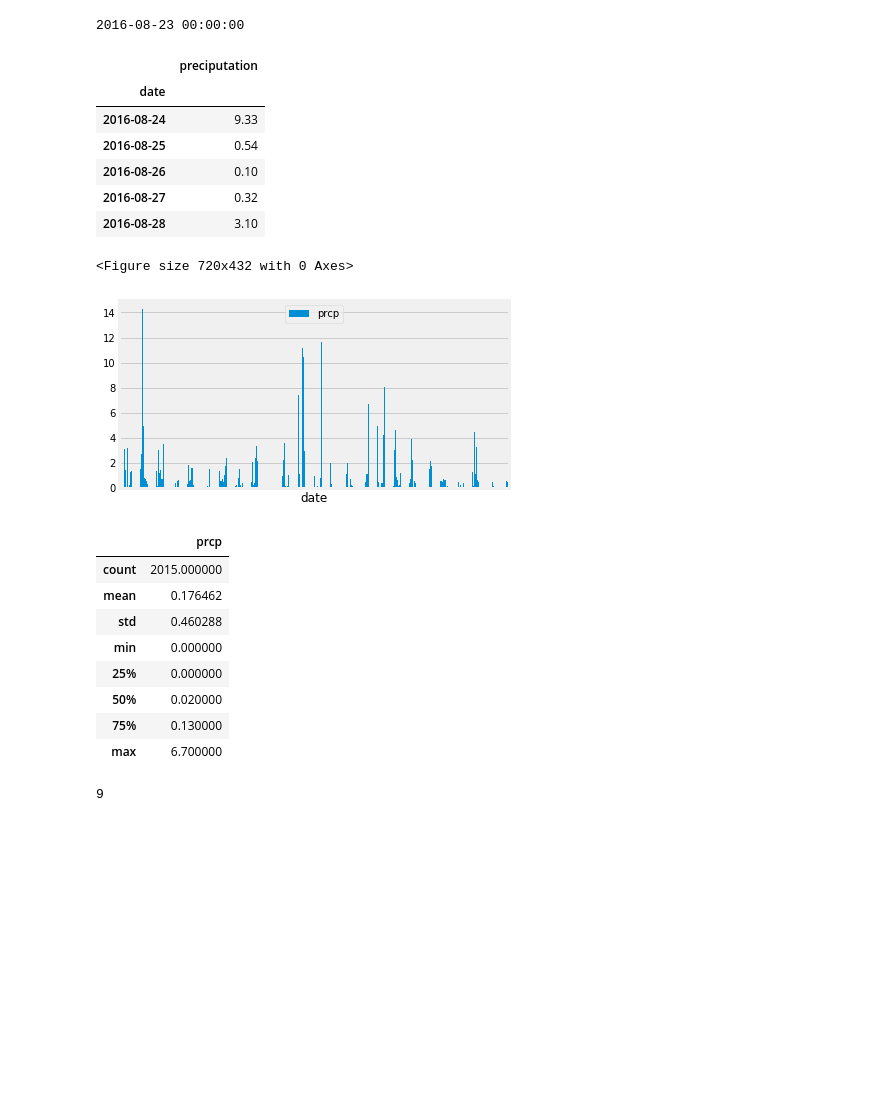
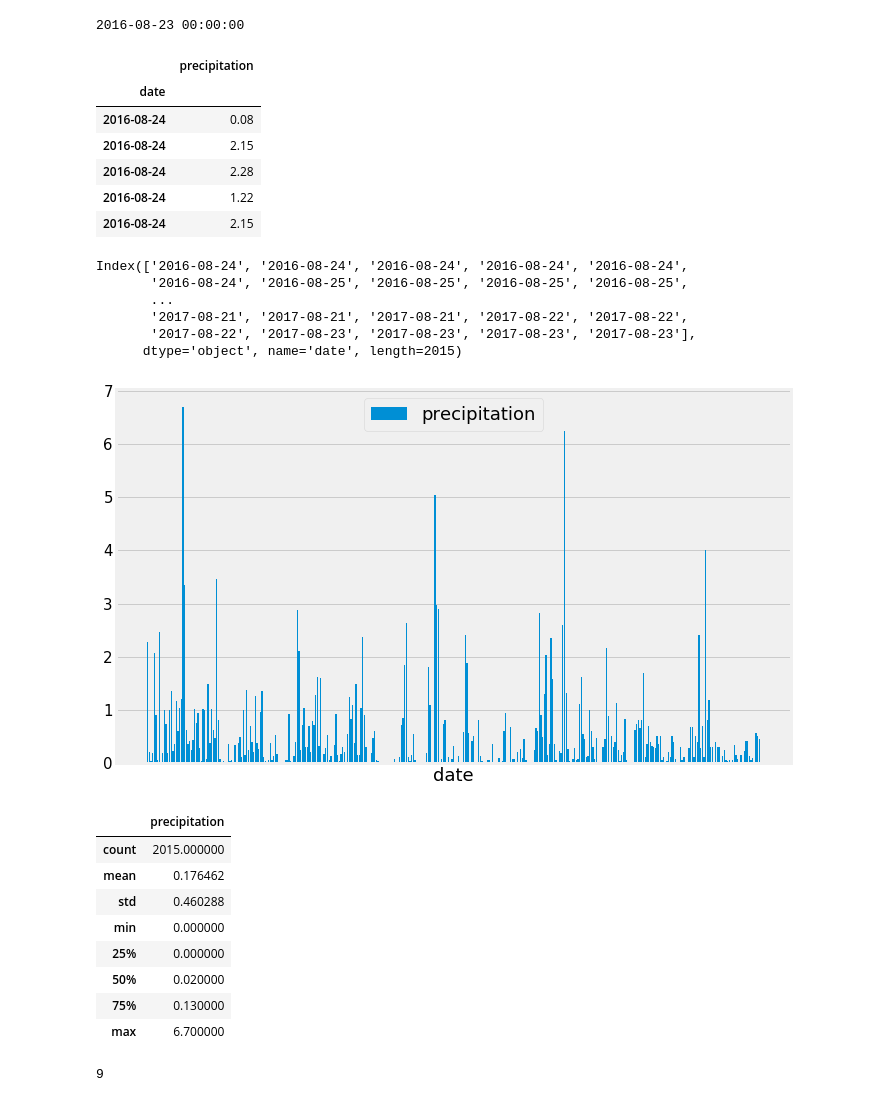
Before and after one commit to chienyuanhung/advanced_data_storage_and_retrieval, a Jupyter notebook: climate.ipynb, the cells around one changed output. Cells and saved outputs as stored; diff of their text form; code cells hidden in the pictures; blank space fills up the shorter version.

```diff
--- a/climate.ipynb
+++ b/climate.ipynb
@@ -67,35 +67,56 @@ results = session.query(Measurement.date, Measurement.prcp).\
 # %%
 # Save the query results as a Pandas DataFrame and set the index to the date column
 # Sort the dataframe by date
-hawaii_prcp = pd.DataFrame(results, columns = ['date', 'preciputation'])
+hawaii_prcp = pd.DataFrame(results, columns = ['date', 'precipitation']).dropna()
 hawaii_prcp.set_index('date', inplace = True)
-hawaii_prcp_date = hawaii_prcp.groupby(['date']).sum()
-hawaii_prcp_date.head()
+hawaii_prcp.head()
+#hawaii_prcp_date = hawaii_prcp.groupby(['date']).mean()
+#hawaii_prcp_date.head()
 # %% [output]
-|  | preciputation |
+|  | precipitation |
 | date |  |
-| 2016-08-24 | 9.33 |
-| 2016-08-25 | 0.54 |
-| 2016-08-26 | 0.10 |
-| 2016-08-27 | 0.32 |
-| 2016-08-28 | 3.10 |
+| 2016-08-24 | 0.08 |
+| 2016-08-24 | 2.15 |
+| 2016-08-24 | 2.28 |
+| 2016-08-24 | 1.22 |
+| 2016-08-24 | 2.15 |
+# %%
+hawaii_prcp.index
+# %% [output]
+Index(['2016-08-24', '2016-08-24', '2016-08-24', '2016-08-24', '2016-08-24',
+       '2016-08-24', '2016-08-25', '2016-08-25', '2016-08-25', '2016-08-25',
+       ...
+       '2017-08-21', '2017-08-21', '2017-08-21', '2017-08-22', '2017-08-22',
+       '2017-08-22', '2017-08-23', '2017-08-23', '2017-08-23', '2017-08-23'],
+      dtype='object', name='date', length=2015)
 # %%
 # Use Pandas Plotting with Matplotlib to plot the data
-fig = plt.figure()
-fig.set_size_inches((10, 6))
-hawaii_prcp_date.plot.bar()
-plt.legend(loc = 'upper center')
+
+# set figure size
+from matplotlib import rcParams
+plt.rcParams["figure.figsize"] = (10,6)
+
+# plot the precipitation bar chart 082416 -082317
+plt.bar(hawaii_prcp.index,hawaii_prcp['precipitation'], label = 'precipitation' )
+
+# labeling the plot
+plt.legend(loc = 'upper center', fontsize = 18 )
 plt.tight_layout()
+plt.xlabel('date', fontsize = 18)
 plt.xticks([])
+plt.tight_layout()
+
+# save the plot
+plt.savefig('images/precipitation_082416_082317.png')
+
 plt.show()
 # %% [output]
-<Figure size 720x432 with 0 Axes>
-[figure, old version]
+[figure, new version]
 # %%
 # Use Pandas to calcualte the summary statistics for the precipitation data
 hawaii_prcp.describe()
 # %% [output]
-|  | prcp |
+|  | precipitation |
 | count | 2015.000000 |
 | mean | 0.176462 |
 | std | 0.460288 |
```
Also changed, not shown: parts of 7 cells of this notebook, 9 other files.
